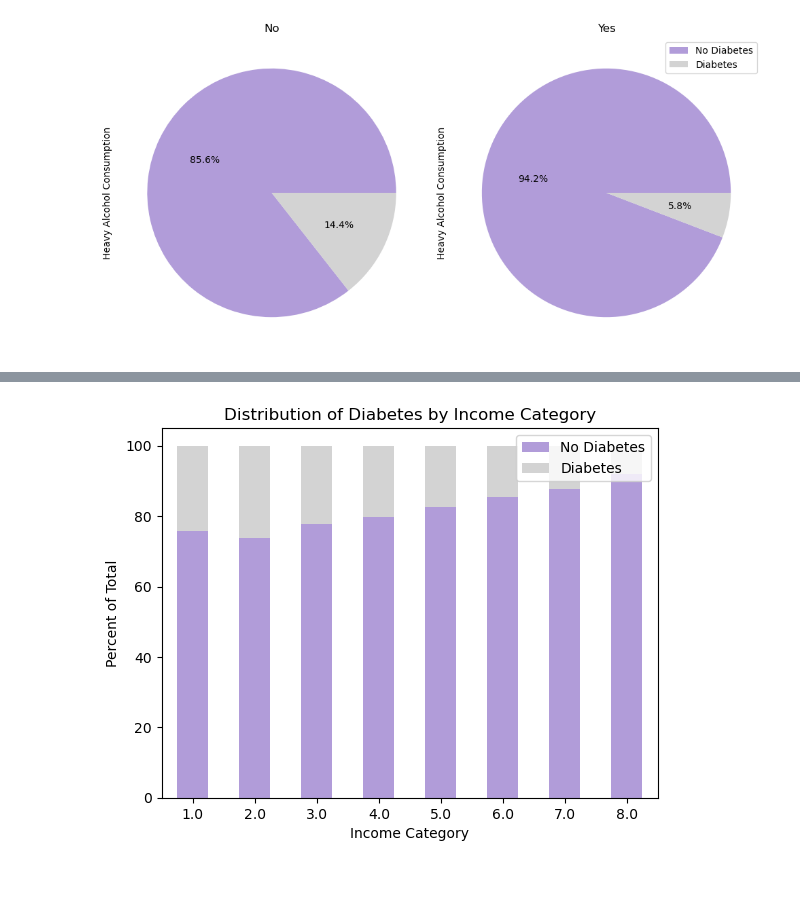
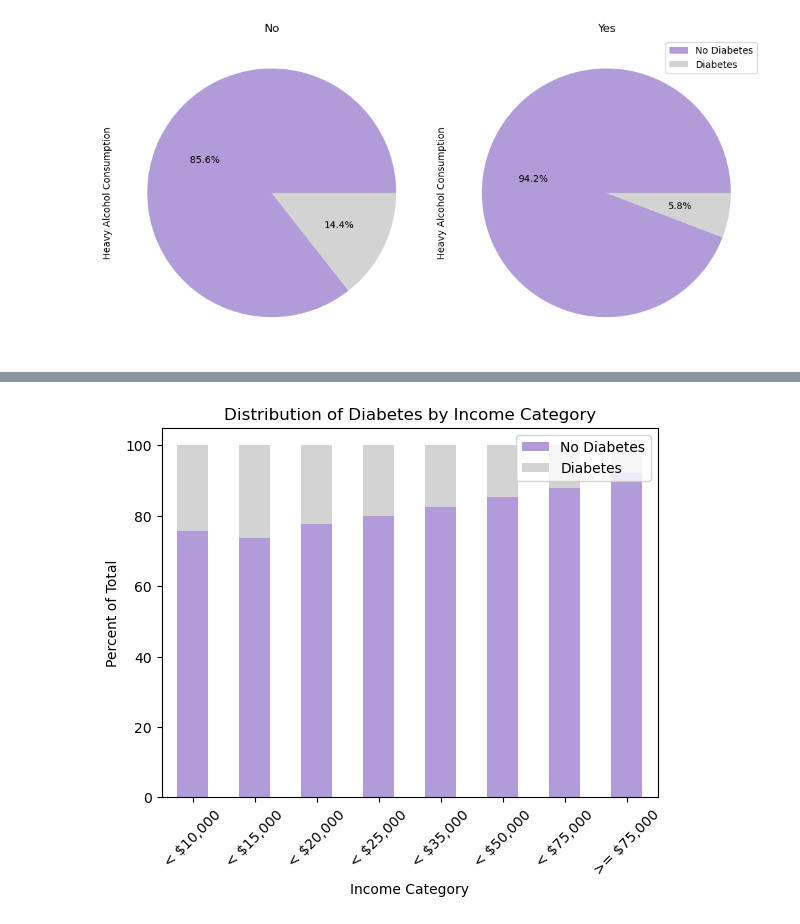
Before and after one commit to kkruel8100/Diabetes-Machine-Learning, a Jupyter notebook: plotting.ipynb, the cells around one changed output, grey strips where cells are left out. Drawn from its saved outputs; the diff is of its cells as text; code cells hidden in the pictures; blank space fills up the shorter version.

```diff
--- a/plotting.ipynb
+++ b/plotting.ipynb
@@ -214,27 +221,30 @@ plt.show()
 # %%
-# Grouping by 'Income' and 'Diabetes_binary' to count occurrences
-# 1 Less than $10,000
-# 2 Less than $15,000 ($10,000 to less than $15,000)
-# 3 Less than $20,000 ($15,000 to less than $20,000)
-# 4 Less than $25,000 ($20,000 to less than $25,000)
-# 5 Less than $35,000 ($25,000 to less than $35,000)
-# 6 Less than $50,000 ($35,000 to less than $50,000)
-# 7 Less than $75,000 ($50,000 to less than $75,000)
-# 8 $75,000 or more
+# Grouping by 'Income' and 'Diabetes_binary' and plotting bar graph
+
+income_levels = [
+    "< $10,000",
+    "< $15,000",
+    "< $20,000",
+    "< $25,000",
+    "< $35,000",
+    "< $50,000",
+    "< $75,000",
+    ">= $75,000"
+]
 
 grouped_income = df.groupby(['Income', 'Diabetes_binary']).size().unstack(fill_value=0)
 
-# Calculating percentages
 total_per_category = grouped_income.sum(axis=1)
 grouped_percent = grouped_income.div(total_per_category, axis=0) * 100
 
-# Plotting the bar graph
 grouped_percent.plot(kind='bar', stacked=True, color=colors)
+
 plt.xlabel('Income Category')
 plt.ylabel('Percent of Total')
 plt.title('Distribution of Diabetes by Income Category')
 plt.legend(['No Diabetes', 'Diabetes'], loc='upper right')
-plt.xticks(rotation=0)
+plt.xticks(ticks=range(len(income_levels)), labels=income_levels,
+    rotation=45)
 plt.show()
 # %% [output]
-[figure, old version]
+[figure, new version]
```
Also changed, not shown: parts of 19 cells of this notebook.
